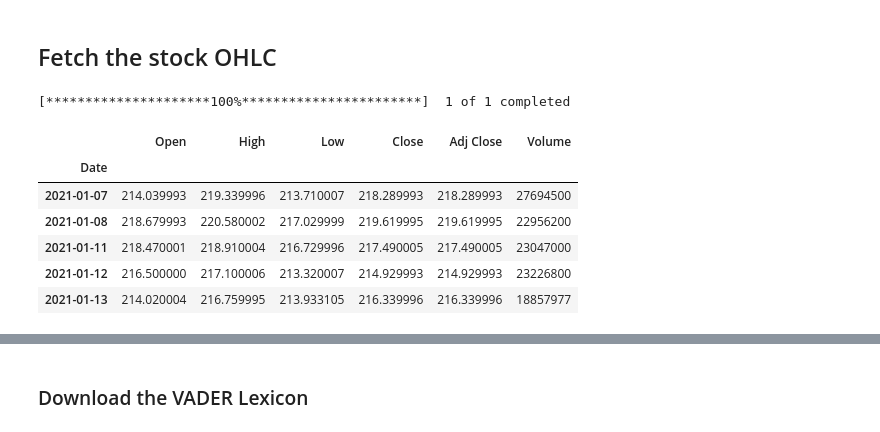
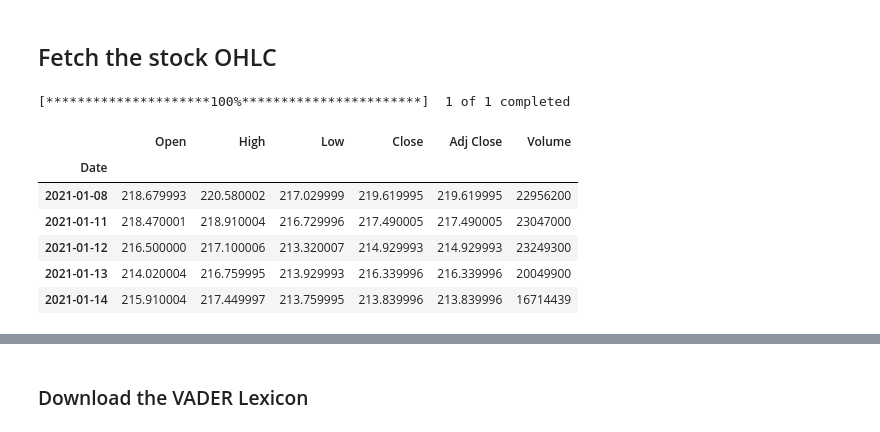
Before and after one commit to albertlk/4A_Trading, a Jupyter notebook: stock_api_sentiment_analysis.ipynb, the cells around one changed output, grey strips where cells are left out. Drawn from its saved outputs; the diff is of its cells as text; code cells hidden in the pictures.

```diff
--- a/stock_api_sentiment_analysis.ipynb
+++ b/stock_api_sentiment_analysis.ipynb
@@ -20,14 +21,15 @@ from nltk.sentiment.vader import SentimentIntensityAnalyzer
 ## Fetch the stock OHLC
 # %%
 # Yahoo finance is used
-stock_data= yf.download(tickers= 'MSFT', period= '5y')
+stock_data= yf.download(tickers= 'MSFT', period= '1y')
 stock_data.tail()
+# stock_data.to_csv('stock_data.csv')
 # %% [output]
 [*********************100%***********************]  1 of 1 completed
 |  | Open | High | Low | Close | Adj Close | Volume |
 | Date |  |  |  |  |  |  |
-| 2021-01-07 | 214.039993 | 219.339996 | 213.710007 | 218.289993 | 218.289993 | 27694500 |
 | 2021-01-08 | 218.679993 | 220.580002 | 217.029999 | 219.619995 | 219.619995 | 22956200 |
 | 2021-01-11 | 218.470001 | 218.910004 | 216.729996 | 217.490005 | 217.490005 | 23047000 |
-| 2021-01-12 | 216.500000 | 217.100006 | 213.320007 | 214.929993 | 214.929993 | 23226800 |
-| 2021-01-13 | 214.020004 | 216.759995 | 213.933105 | 216.339996 | 216.339996 | 18857977 |
+| 2021-01-12 | 216.500000 | 217.100006 | 213.320007 | 214.929993 | 214.929993 | 23249300 |
+| 2021-01-13 | 214.020004 | 216.759995 | 213.929993 | 216.339996 | 216.339996 | 20049900 |
+| 2021-01-14 | 215.910004 | 217.449997 | 213.759995 | 213.839996 | 213.839996 | 16714439 |
```
Also changed, not shown: parts of 77 cells of this notebook, 2 other files.
